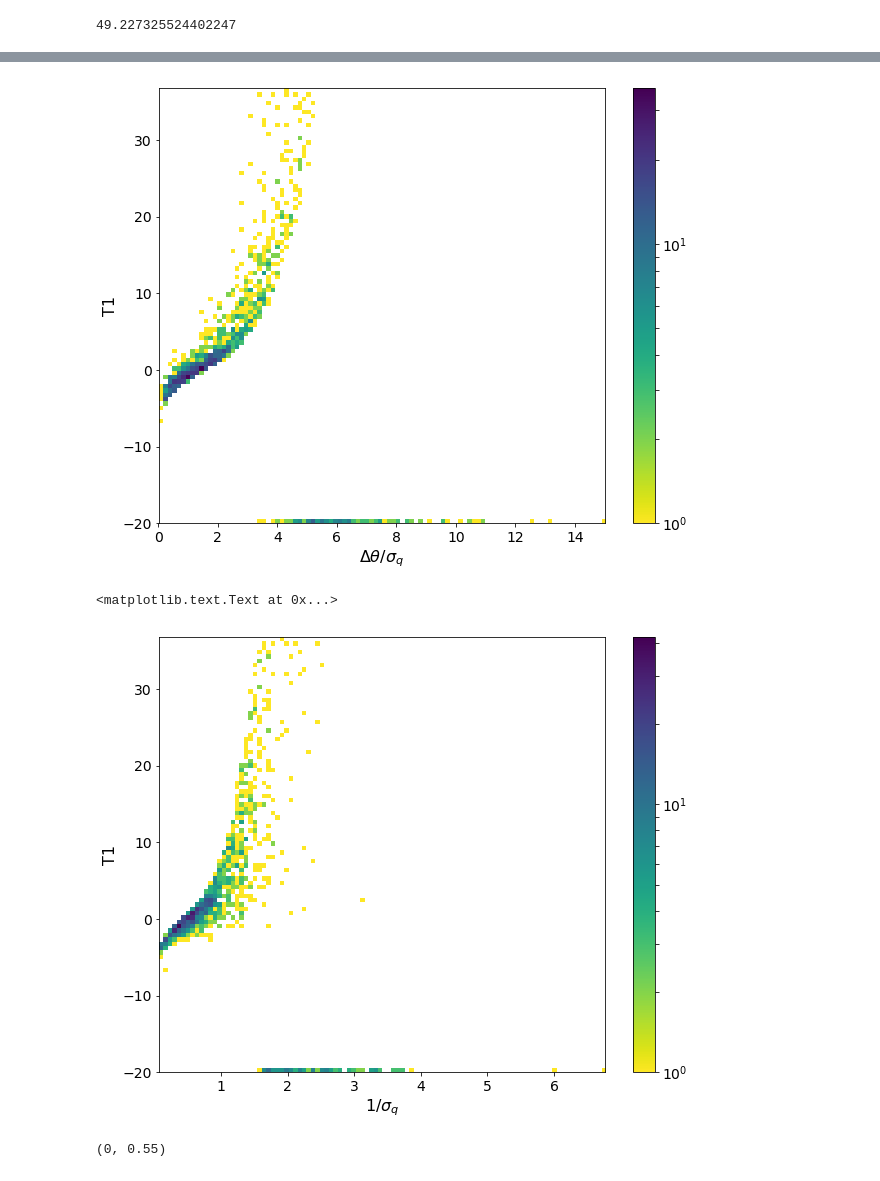
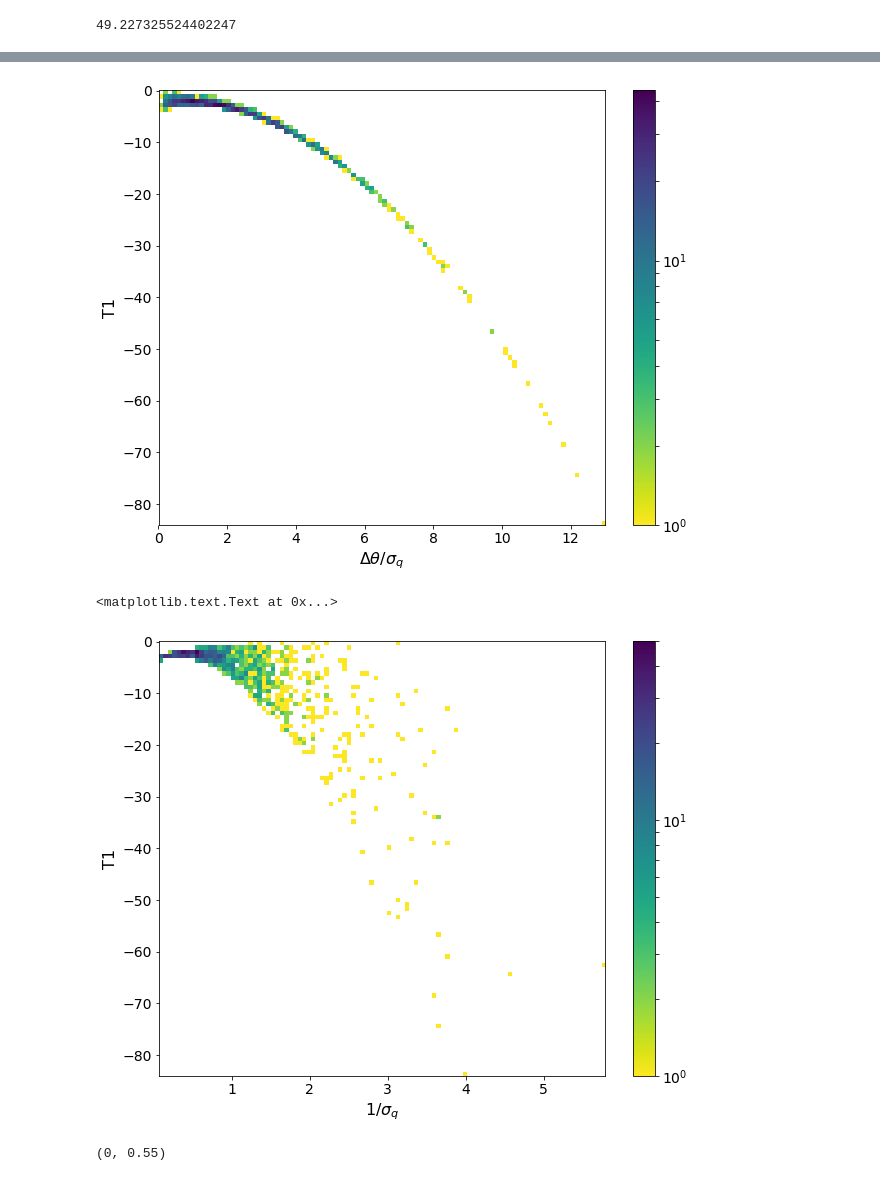
Before and after one commit to hayalaso/Analyses_AMON, a Jupyter notebook: HAWC_IC/multi_correlation_analysis.ipynb, the cells around one changed output, grey strips where cells are left out. Cells and saved outputs as stored; diff of their text form; code cells hidden in the pictures.

```diff
--- a/HAWC_IC/multi_correlation_analysis.ipynb
+++ b/HAWC_IC/multi_correlation_analysis.ipynb
@@ -335,23 +335,23 @@ savefig("/Users/hugo/AMON/Technical_Notes/IC-HAWC_Analysis/T1vssigma.pdf")
 # %%
 from matplotlib.colors import LogNorm
-hist2d(df_result.SpcAng/df_result.Best_pos_err,df_result.T1,bins=100,cmap='viridis_r',norm=LogNorm())
+hist2d(df_result.SpcAng/df_result.SigQ,df_result.T1,bins=100,cmap='viridis_r',norm=LogNorm())
 colorbar()
 xlabel(r"$\Delta \theta / \sigma_q$",fontsize=16)
 ylabel(r'T1',fontsize=16)
 savefig("/Users/hugo/AMON/Technical_Notes/IC-HAWC_Analysis/T1vsZ.pdf")
 # %% [output]
-[figure, old version]
+[figure, new version]
 # %%
 rcParams['figure.figsize'] = (10, 8)
 from matplotlib.colors import LogNorm
-hist2d(1/df_result.Best_pos_err,df_result.T1,bins=100,cmap='viridis_r',norm=LogNorm())
+hist2d(1/df_result.SigQ,df_result.T1,bins=100,cmap='viridis_r',norm=LogNorm())
 colorbar()
 xlabel(r"$1/\sigma_q$",fontsize=16)
 ylabel(r'T1',fontsize=16)
 #ylim(-1,0)
 # %% [output]
 <matplotlib.text.Text at 0x...>
-[figure, old version]
+[figure, new version]
 # %%
 rcParams['figure.figsize'] = (10, 8)
 #hist(df_result.Best_pos_err[df_result.LLH>-20],bins=50,histtype='step',)
```
Also changed, not shown: parts of 13 cells of this notebook.
